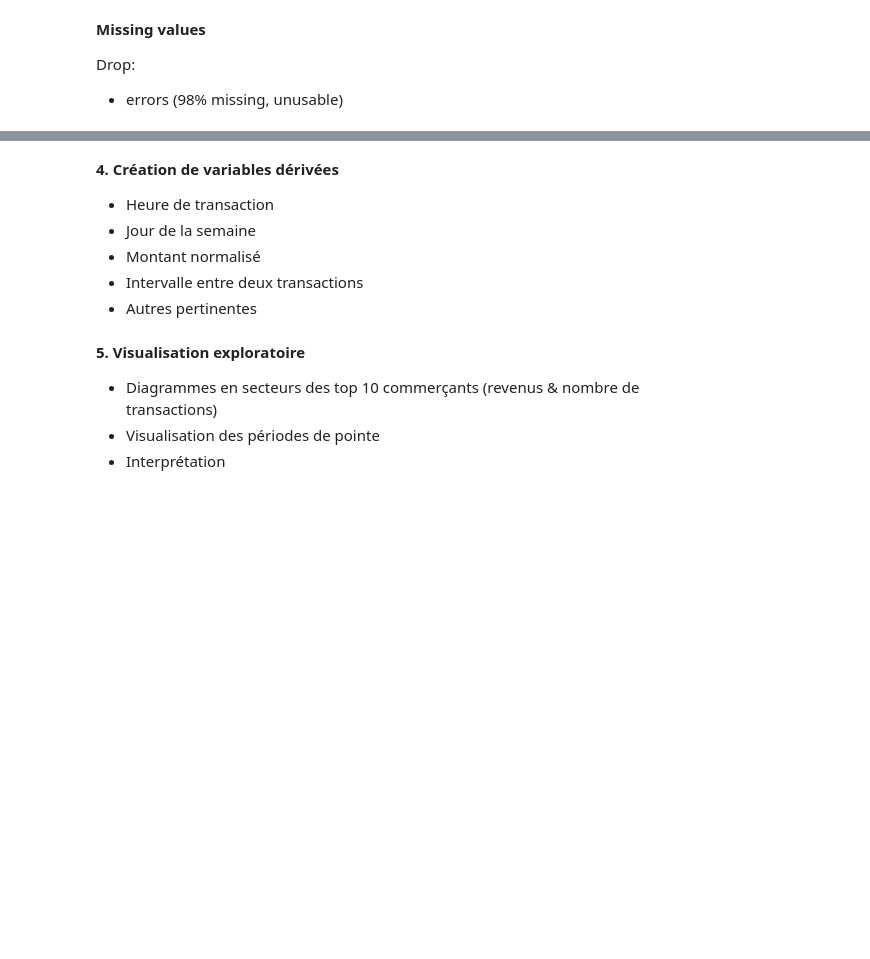
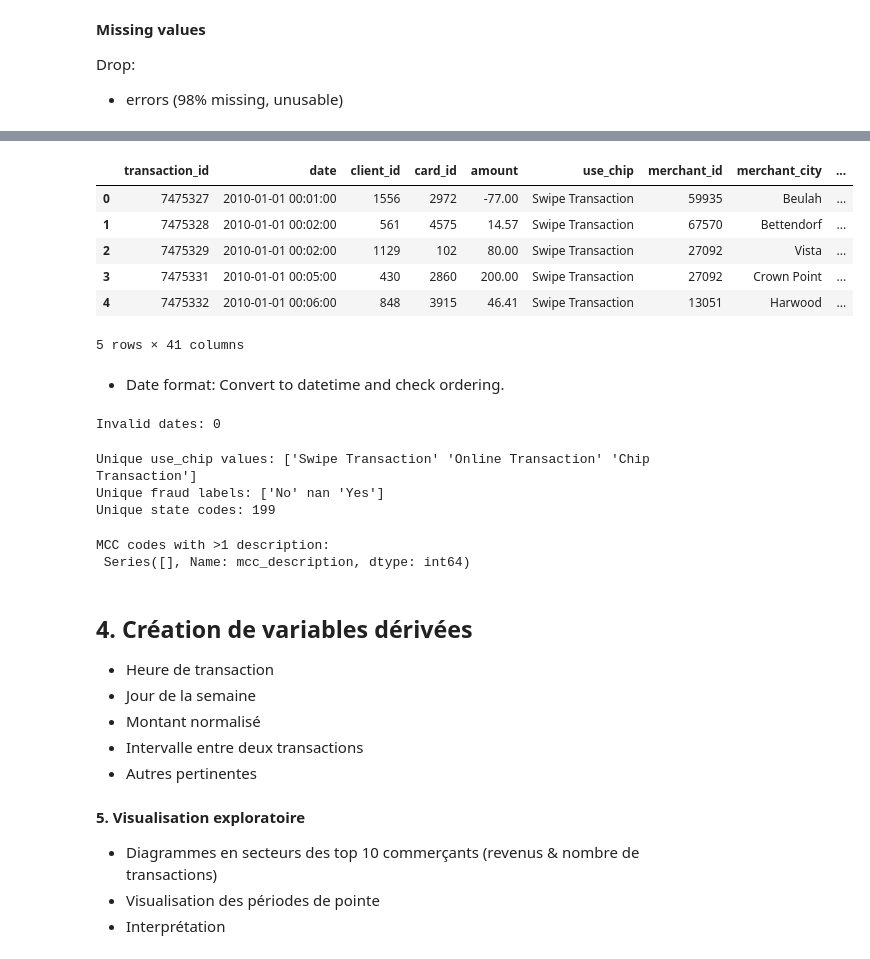
Before and after one commit to AnthonyGlaude/IFT599_TP1, a Jupyter notebook: plan_travail_IFT599_A25_TP1.ipynb, the cells around one changed output, grey strips where cells are left out. Saved outputs shown, nothing was run; the diff lists cells and outputs as text; code cells hidden in the pictures; blank space fills up the shorter version.

```diff
--- a/plan_travail_IFT599_A25_TP1.ipynb
+++ b/plan_travail_IFT599_A25_TP1.ipynb
@@ -182,0 +186,7 @@ Drop:
+# %%
+# Count fully duplicated rows
+dup_rows = merged_df.duplicated().sum()
+print(f"Number of completely duplicated rows: {dup_rows}")
+
+# If you find any, drop them
+merged_df = merged_df.drop_duplicates()
@@ -182,0 +195,7 @@ Drop:
+# %%
+# Check if any transaction_id is duplicated
+dup_trans = merged_df["transaction_id"].duplicated().sum()
+print(f"Number of duplicated transaction_id: {dup_trans}")
+
+# If you find any, keep only the first occurrence
+merged_df = merged_df.drop_duplicates(subset=["transaction_id"], keep="first")
@@ -182,0 +226,10 @@ Drop:
+# %%
+# Remove $ and convert to float
+merged_df["amount"] = merged_df["amount"].replace('[\$,]', '', regex=True).astype(float)
+
+# Check for negative or 0 values
+print("Negative transactions:", (merged_df["amount"] < 0).sum())
+print("Zero transactions:", (merged_df["amount"] == 0).sum())
+
+# Look at extreme values
+print("Transaction amount stats:\n", merged_df["amount"].describe())
@@ -183,5 +249,40 @@ Drop:
+# %%
+merged_df.head()
+# %% [output]
+|  | transaction_id | date | client_id | card_id | amount | use_chip | merchant_id | merchant_city | ... |
+| 0 | 7475327 | 2010-01-01 00:01:00 | 1556 | 2972 | -77.00 | Swipe Transaction | 59935 | Beulah | ... |
+| 1 | 7475328 | 2010-01-01 00:02:00 | 561 | 4575 | 14.57 | Swipe Transaction | 67570 | Bettendorf | ... |
+| 2 | 7475329 | 2010-01-01 00:02:00 | 1129 | 102 | 80.00 | Swipe Transaction | 27092 | Vista | ... |
+| 3 | 7475331 | 2010-01-01 00:05:00 | 430 | 2860 | 200.00 | Swipe Transaction | 27092 | Crown Point | ... |
+| 4 | 7475332 | 2010-01-01 00:06:00 | 848 | 3915 | 46.41 | Swipe Transaction | 13051 | Harwood | ... |
+5 rows × 41 columns
+# %% [markdown]
+- Date format: Convert to datetime and check ordering.
+# %%
+merged_df["date"] = pd.to_datetime(merged_df["date"], errors="coerce")
+
+# Check if any failed conversion (become NaT)
+print("Invalid dates:", merged_df["date"].isna().sum())
+# %% [output]
+Invalid dates: 0
+# %%
+# Check typos or inconsistent formatting.
+print("Unique use_chip values:", merged_df["use_chip"].unique())
+print("Unique fraud labels:", merged_df["is_fraud"].unique())
+print("Unique state codes:", merged_df["merchant_state"].nunique())
+# %% [output]
+Unique use_chip values: ['Swipe Transaction' 'Online Transaction' 'Chip Transaction']
+Unique fraud labels: ['No' nan 'Yes']
+Unique state codes: 199
+# %%
+# Check how many codes map to multiple descriptions
+mcc_check = merged_df.groupby("mcc_code")["mcc_description"].nunique()
+print("MCC codes with >1 description:\n", mcc_check[mcc_check > 1])
+# %% [output]
+MCC codes with >1 description:
+ Series([], Name: mcc_description, dtype: int64)
 # %% [markdown]
-**4. Création de variables dérivées**
+## 4. Création de variables dérivées
   - Heure de transaction
   - Jour de la semaine
   - Montant normalisé
```
Also changed, not shown: parts of 13 cells of this notebook.
